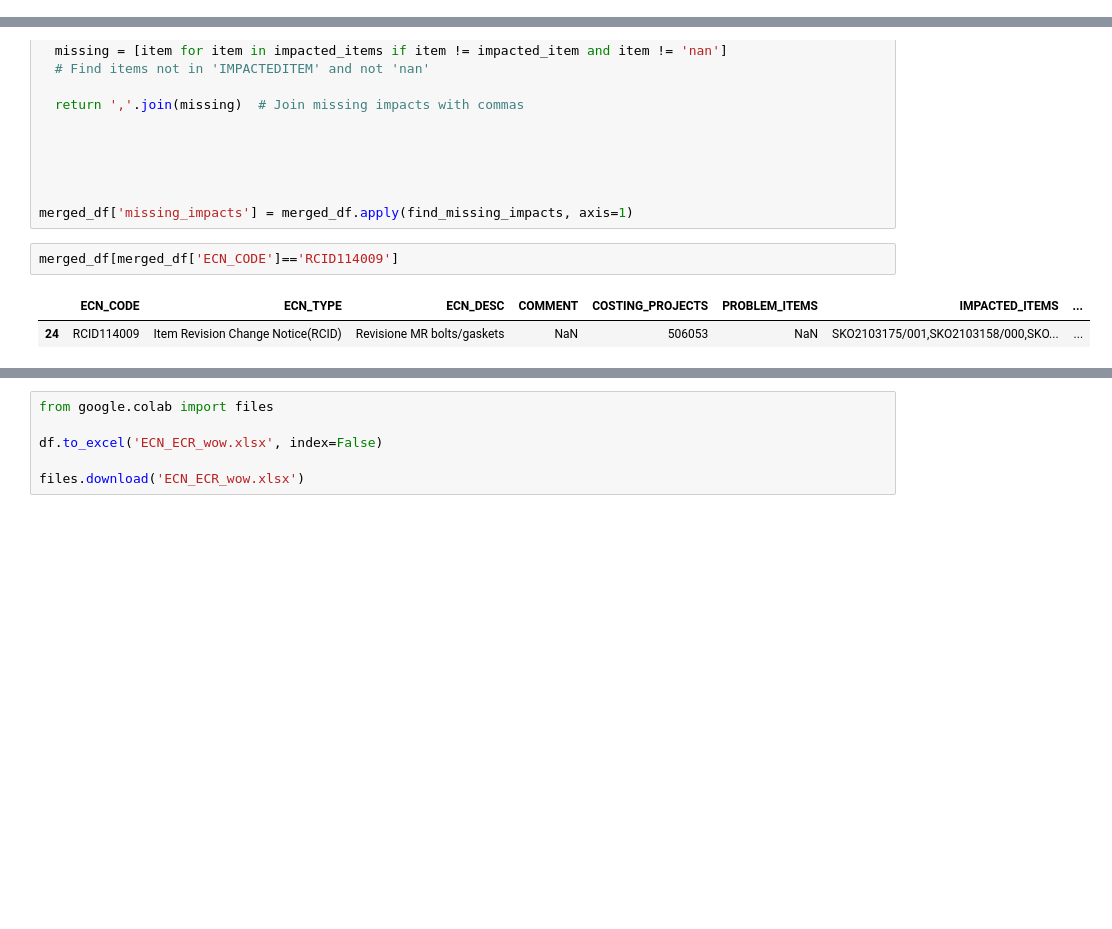
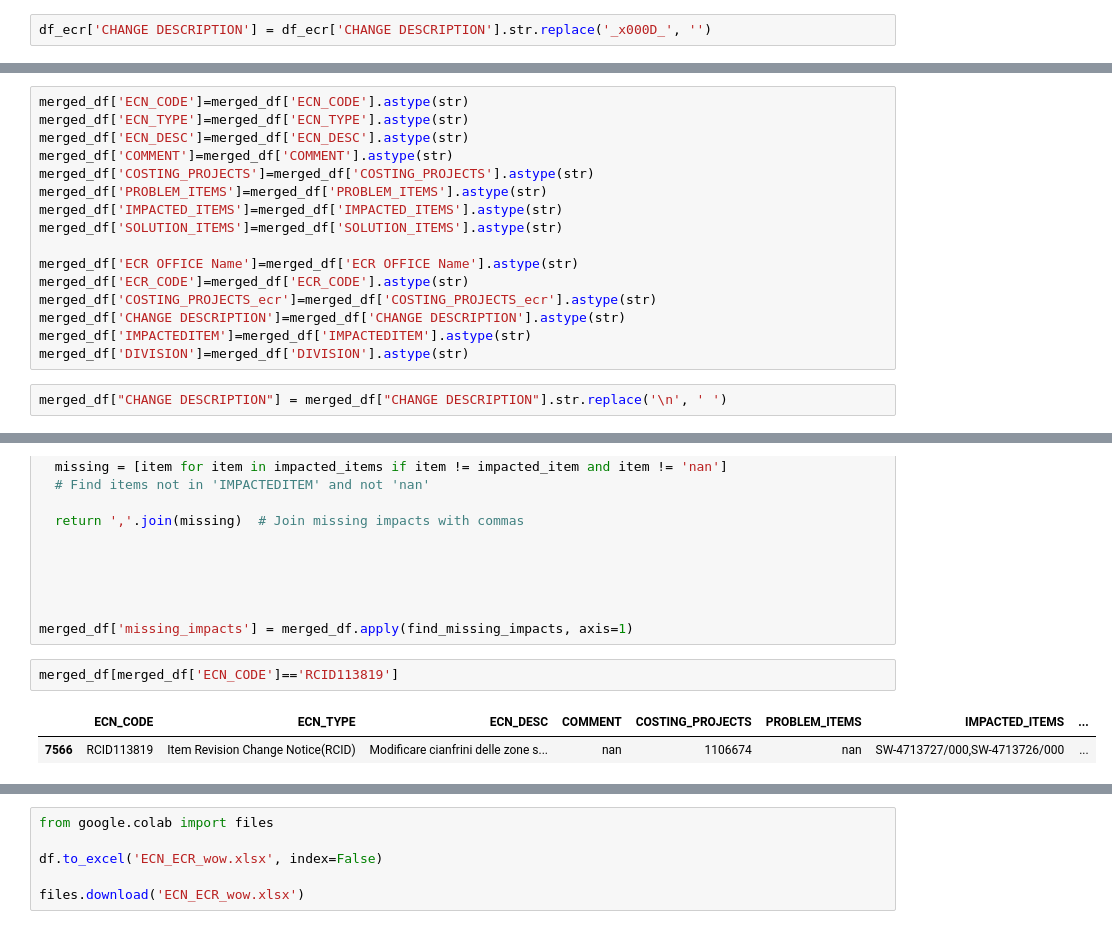
Before and after one commit to adnaksbhat/Colab_JupyterNotebooks, a Jupyter notebook: Wow.ipynb, the cells around one changed output, grey strips where cells are left out. Saved outputs shown, nothing was run; the diff lists cells and outputs as text; blank space fills up the shorter version.

```diff
--- a/Wow.ipynb
+++ b/Wow.ipynb
@@ -13,6 +13,8 @@ df_ecr=pd.read_excel('/content/All_ECR.xlsx')
 god_cols=['ECR_CODE','COSTING_PROJECTS','CHANGE DESCRIPTION','IMPACTEDITEM','DIVISION']
 # %%
 df_ecr=df_ecr[god_cols]
+# %%
+df_ecr['CHANGE DESCRIPTION'] = df_ecr['CHANGE DESCRIPTION'].str.replace('_x000D_', '')
 # %%
 df_ecr.head()
 # %% [output]
@@ -64,3 +86,21 @@ merged_df = merge_ecr_to_df(df, df_ecr)
+# %%
+merged_df['ECN_CODE']=merged_df['ECN_CODE'].astype(str)
+merged_df['ECN_TYPE']=merged_df['ECN_TYPE'].astype(str)
+merged_df['ECN_DESC']=merged_df['ECN_DESC'].astype(str)
+merged_df['COMMENT']=merged_df['COMMENT'].astype(str)
+merged_df['COSTING_PROJECTS']=merged_df['COSTING_PROJECTS'].astype(str)
+merged_df['PROBLEM_ITEMS']=merged_df['PROBLEM_ITEMS'].astype(str)
+merged_df['IMPACTED_ITEMS']=merged_df['IMPACTED_ITEMS'].astype(str)
+merged_df['SOLUTION_ITEMS']=merged_df['SOLUTION_ITEMS'].astype(str)
+
+merged_df['ECR OFFICE Name']=merged_df['ECR OFFICE Name'].astype(str)
+merged_df['ECR_CODE']=merged_df['ECR_CODE'].astype(str)
+merged_df['COSTING_PROJECTS_ecr']=merged_df['COSTING_PROJECTS_ecr'].astype(str)
+merged_df['CHANGE DESCRIPTION']=merged_df['CHANGE DESCRIPTION'].astype(str)
+merged_df['IMPACTEDITEM']=merged_df['IMPACTEDITEM'].astype(str)
+merged_df['DIVISION']=merged_df['DIVISION'].astype(str)
+# %%
+merged_df["CHANGE DESCRIPTION"] = merged_df["CHANGE DESCRIPTION"].str.replace('\n', ' ')
 # %%
 merged_df.head()
 # %% [output]
@@ -86,7 +126,7 @@ def find_missing_impacts(row):
 
 merged_df['missing_impacts'] = merged_df.apply(find_missing_impacts, axis=1)
 # %%
-merged_df[merged_df['ECN_CODE']=='RCID114009']
+merged_df[merged_df['ECN_CODE']=='RCID113819']
 # %% [output]
 |  | ECN_CODE | ECN_TYPE | ECN_DESC | COMMENT | COSTING_PROJECTS | PROBLEM_ITEMS | IMPACTED_ITEMS | ... |
-| 24 | RCID114009 | Item Revision Change Notice(RCID) | Revisione MR bolts/gaskets | NaN | 506053 | NaN | SKO2103175/001,SKO2103158/000,SKO... | ... |
+| 7566 | RCID113819 | Item Revision Change Notice(RCID) | Modificare cianfrini delle zone s... | nan | 1106674 | nan | SW-4713727/000,SW-4713726/000 | ... |
```
Also changed, not shown: parts of 9 cells of this notebook.
